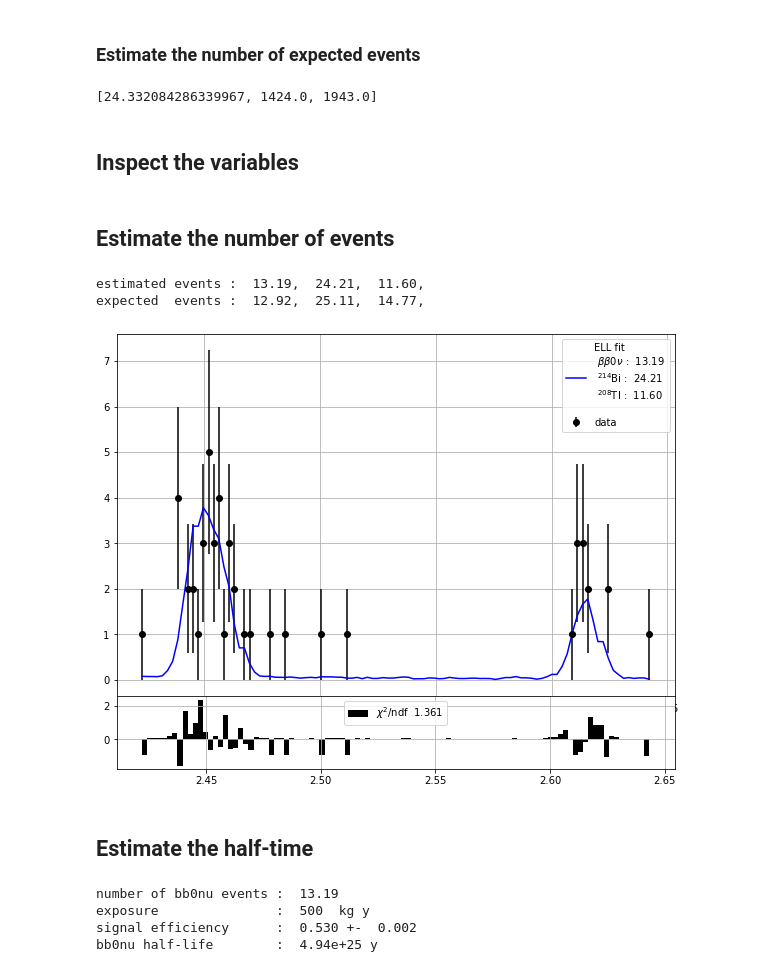
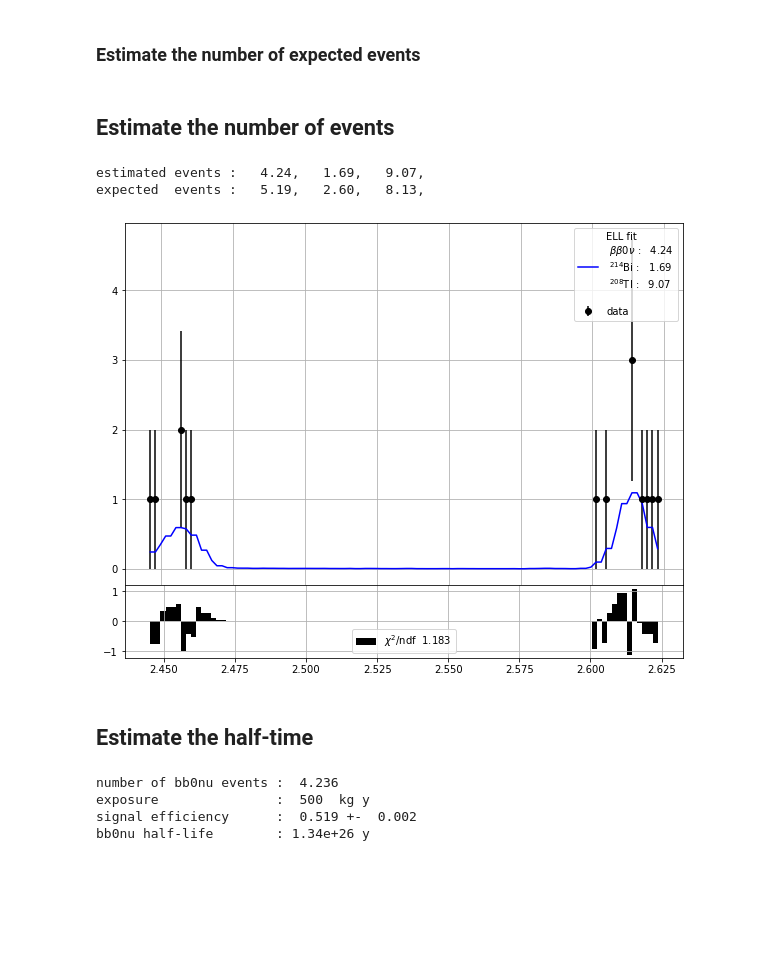
Before and after one commit to jahernando/USC-Fanal, a Jupyter notebook: NB/guide/fanal_data.ipynb, the cells around one changed output. Saved outputs shown, nothing was run; the diff lists cells and outputs as text; code cells hidden in the pictures; blank space fills up the shorter version.

```diff
--- a/NB/guide/fanal_data.ipynb
+++ b/NB/guide/fanal_data.ipynb
@@ -67,0 +68,10 @@ pltext.style()
+# %%
+coll   = 'test_alpha'
+erange = fn.erange
+eroi   = fn.eroi
+eblob2 = fn.eblob2
+
+print('Data From               : {:s}'.format(coll))
+print('Energy range            : ({:6.3f}, {:6.3f}) MeV'.format(*erange))
+print('Blob-2 energy threshold : {:6.3f} MeV'.format(eblob2))
+print('Energy RoI range        : ({:6.3f}, {:6.3f}) MeV'.format(*eroi))
@@ -70,7 +93,7 @@ pltext.style()
 # %%
 #dirpath = '/Users/hernando/docencia/master/Fisica_Particulas/USC-Fanal/data/'
 # %%
-filename = '/data/alpha.h5'
+filename = '/data/fanal_' + coll +'.h5'
 print('Data : ', dirpath + filename)
 
 mcbi = pd.read_hdf(dirpath + filename, key = 'mc/bi214')
@@ -94,17 +138,3 @@ varranges  = [erange, (1., 1.1), (0.4, np.inf)]
 ## Estimate the number of signal events
 # %% [markdown]
 ### Estimate the number of expected events
-# %%
-def nevents(nbb_roi, nbi, ntl, eff_bb_roi = 0.41098):
-    nevts  = [nbb_roi/eff_bb_roi, nbi, ntl]
-    return nevts
-
-nbb_roi = 10    # guess
-nbi     = 1424. # 5772. # From previos NB
-ntl     = 1943. #8230. # From previos NB
-nevts   = nevents(nbb_roi, nbi, ntl)
-print(nevts)
-# %% [output]
-[24.332084286339967, 1424.0, 1943.0]
-# %% [markdown]
-## Inspect the variables
@@ -113,42 +143,36 @@ print(nevts)
 # %% [markdown]
 ## Estimate the number of events
 # %%
+nevts = (10, nevts_Bi.value, nevts_Tl.value)
 result, ene, ell, effs = fn.ana_experiment(data, mcs, nevts, level_data = 2)
 ns_est  = result.x
 ns_exp = [ni * eff[0] for ni, eff in zip(nevts, effs)]
 print('estimated events :', *['{:6.2f},'.format(ni) for ni in ns_est])
 print('expected  events :', *['{:6.2f},'.format(ni) for ni in ns_exp])
 
 fn.plot_fit_ell(ene, ns_est, ell.pdf)
 # %% [output]
-estimated events :  13.19,  24.21,  11.60,
-expected  events :  12.92,  25.11,  14.77,
+estimated events :   4.24,   1.69,   9.07,
+expected  events :   5.19,   2.60,   8.13,
-[figure, old version]
+[figure, new version]
 # %% [markdown]
 ## Estimate the half-time
 # %%
-erange     = (2.400, 2.650)
-eroi       = (2.440, 2.475)
-keys       = ['E', 'num_tracks', 'blob2_E', 'RoI']
-varnames   = ['E', 'num_tracks', 'blob2_E', 'E']
-varranges  = [erange, (1., 1.1), (0.4, np.inf), eroi]
+from ana.collpars import acc_bb, exposure
+# get the bb-mc selection and efficiency
+mcsel      = fn.selection(mcbb, varnames, varranges)
+eff, ueff  = ut.efficiency(mcsel)
 
-exposure   = 500 # kg y
-# get the final selection
-sel        = ut.selections(mcbb, varnames, varranges)[-1]
-# comptue the efficiency
-eff, ueff  = ut.efficiency(sel)
+nevts_bb_RoI  = ns_est[0]
+tau           = fn.half_life(nevts_bb_RoI, exposure, acc_bb * eff)
 
-nbb = 13.19
-tau  = fn.half_life(nbb, exposure, eff)
-
-print('number of bb0nu events : ', nbb)
+print('number of bb0nu events : {:6.3f}'.format(nevts_bb_RoI))
 print('exposure               : ', exposure, ' kg y')
 print('signal efficiency      : {:6.3f} +- {:6.3f}'.format(eff, ueff))
-print('bb0nu half-life        :  {:6.2e} y '.format(tau))
+print('bb0nu half-life        : {:6.2e} y '.format(tau))
 #TODO: uncertainties
 # %% [output]
-number of bb0nu events :  13.19
+number of bb0nu events :  4.236
 exposure               :  500  kg y
-signal efficiency      :  0.530 +-  0.002
-bb0nu half-life        :  4.94e+25 y
+signal efficiency      :  0.519 +-  0.002
+bb0nu half-life        : 1.34e+26 y
```
Also changed, not shown: parts of 12 cells of this notebook, 7 other files.
